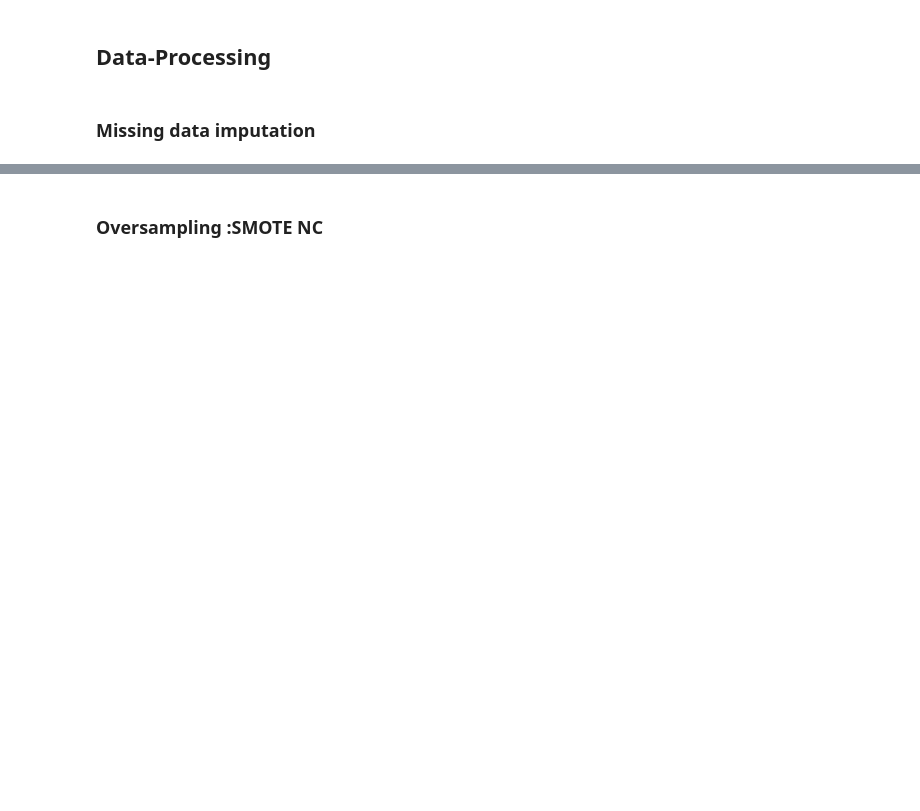
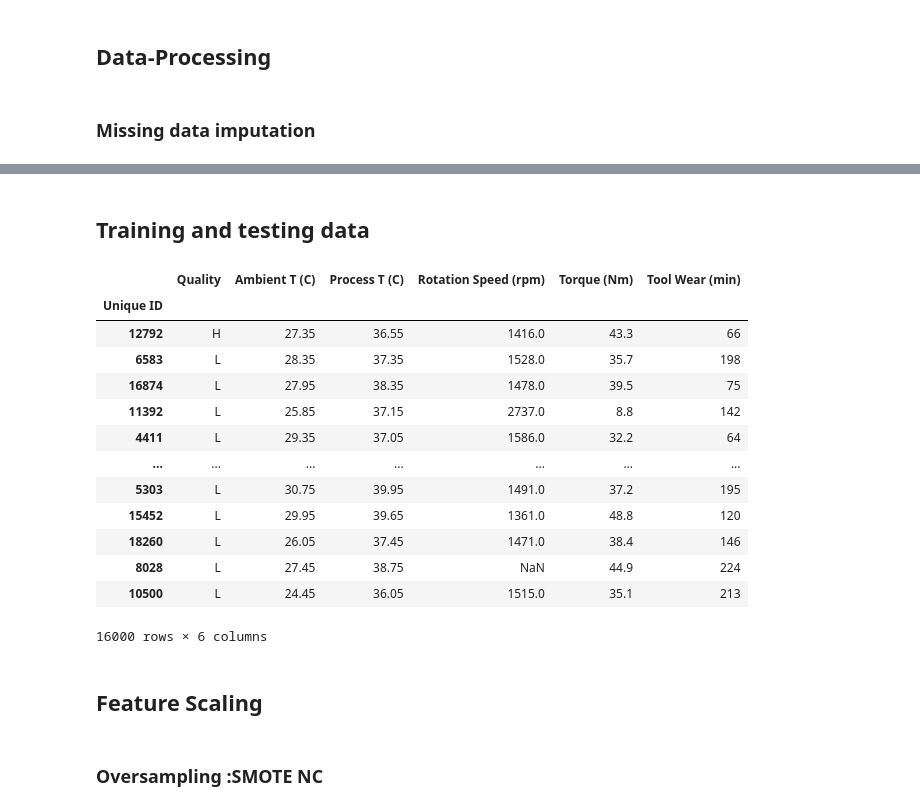
Before and after one commit to zhuofan-16/Machine_Failure_Prediction, a Jupyter notebook: Machine_Classification.ipynb, the cells around one changed output, grey strips where cells are left out. Drawn from its saved outputs; the diff is of its cells as text; code cells hidden in the pictures; blank space fills up the shorter version.

Commit message:
Data Leakage [1/2]

```diff
--- a/Machine_Classification.ipynb
+++ b/Machine_Classification.ipynb
@@ -371,0 +341,20 @@ Unique ID
+# %% [markdown]
+## Training and testing data
+# %%
+x_train, x_test, y_train, y_test = train_test_split(machineDf. loc[:, machineDf. columns != 'Machine Status'],machineDf['Machine Status'], random_state = 42, stratify=machineDf['Machine Status'], test_size = .20)
+x_train
+# %% [output]
+|  | Quality | Ambient T (C) | Process T (C) | Rotation Speed (rpm) | Torque (Nm) | Tool Wear (min) |
+| Unique ID |  |  |  |  |  |  |
+| 12792 | H | 27.35 | 36.55 | 1416.0 | 43.3 | 66 |
+| 6583 | L | 28.35 | 37.35 | 1528.0 | 35.7 | 198 |
+| 16874 | L | 27.95 | 38.35 | 1478.0 | 39.5 | 75 |
+| 11392 | L | 25.85 | 37.15 | 2737.0 | 8.8 | 142 |
+| 4411 | L | 29.35 | 37.05 | 1586.0 | 32.2 | 64 |
+| ... | ... | ... | ... | ... | ... | ... |
+| 5303 | L | 30.75 | 39.95 | 1491.0 | 37.2 | 195 |
+| 15452 | L | 29.95 | 39.65 | 1361.0 | 48.8 | 120 |
+| 18260 | L | 26.05 | 37.45 | 1471.0 | 38.4 | 146 |
+| 8028 | L | 27.45 | 38.75 | NaN | 44.9 | 224 |
+| 10500 | L | 24.45 | 36.05 | 1515.0 | 35.1 | 213 |
+16000 rows × 6 columns
@@ -371,0 +365,2 @@ Unique ID
+# %% [markdown]
+## Feature Scaling
```
Also changed, not shown: parts of 33 cells of this notebook.
